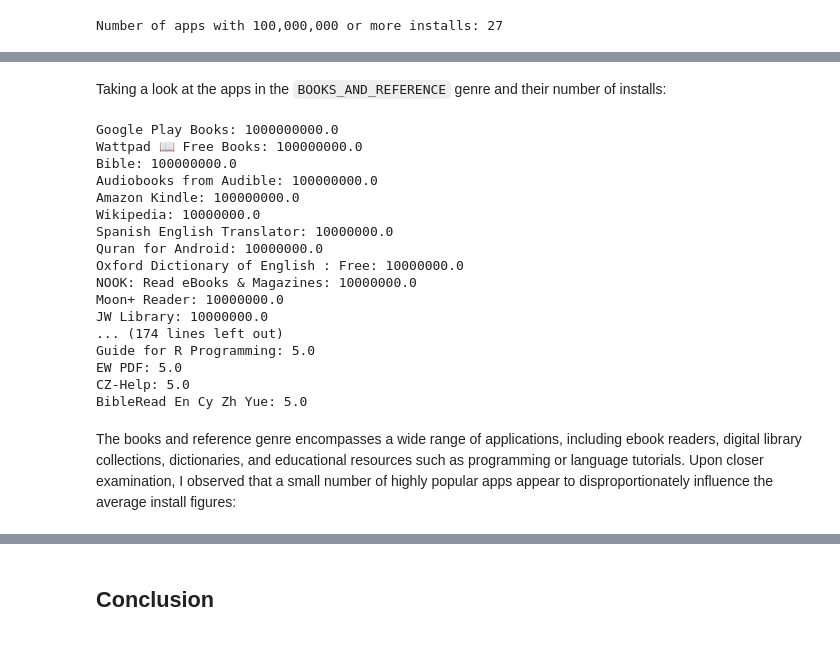
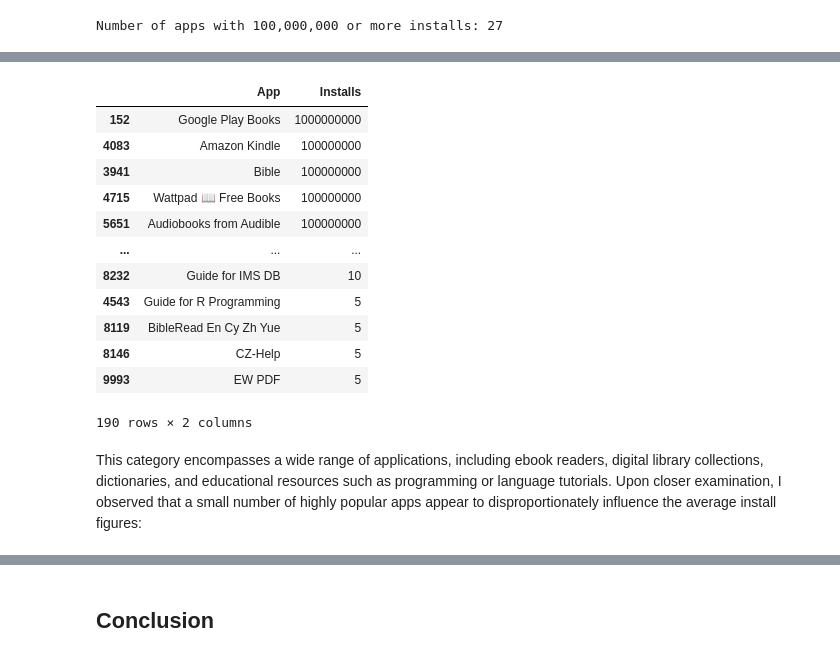
Before and after one commit to xjwllmsx/profitable-app-profiles, a Jupyter notebook: notebook/analysis.ipynb, the cells around one changed output, grey strips where cells are left out. Saved outputs shown, nothing was run; the diff lists cells and outputs as text; code cells hidden in the pictures.

```diff
--- a/notebook/analysis.ipynb
+++ b/notebook/analysis.ipynb
@@ -764 +774,9 @@ Before making any decisions based on this information, it's important to take a
+# %%
+# Function to display apps and their install counts for a given category, sorted by installs
+def display_avg_installs(cat_name):
+    display(
+        android_analytical_df.loc[
+            android_analytical_df["Category"] == cat_name, ["App", "Installs"]
+        ].sort_values("Installs", ascending=False)
+    )
 # %%
@@ -900,40 +926,21 @@ The `BOOKS_AND_REFERENCE` also demonstrates notable popularity, with an average
-# %% [markdown]
-Taking a look at the apps in the `BOOKS_AND_REFERENCE` genre and their number of installs:
-# %%
-# This empty dictionary will store the name and number of installs for each app in the BOOKS_AND_REFERENCE genre
-book_ref_dict = {}
-
-# Loop through the Google Play Store dataset
-for app in android_final:
-    # For each app in the books and reference genre, remove any plus-signs or commas, convert the number to a float data type, and add it to the book_ref_dict
-    if app[1] == "BOOKS_AND_REFERENCE":
-        num_of_installs = app[5]
-        num_of_installs = num_of_installs.replace("+", "")
-        num_of_installs = num_of_installs.replace(",", "")
-        book_ref_dict[app[0]] = float(num_of_installs)
-
-# Sort and print the book_ref_dict
-sort_output(book_ref_dict)
-# %% [output]
-Google Play Books: 1000000000.0
-Wattpad 📖 Free Books: 100000000.0
-Bible: 100000000.0
-Audiobooks from Audible: 100000000.0
-Amazon Kindle: 100000000.0
-Wikipedia: 10000000.0
-Spanish English Translator: 10000000.0
-Quran for Android: 10000000.0
-Oxford Dictionary of English : Free: 10000000.0
-NOOK: Read eBooks & Magazines: 10000000.0
-Moon+ Reader: 10000000.0
-JW Library: 10000000.0
-... (174 lines left out)
-Guide for R Programming: 5.0
-EW PDF: 5.0
-CZ-Help: 5.0
-BibleRead En Cy Zh Yue: 5.0
+# %%
+display_avg_installs("BOOKS_AND_REFERENCE")
+# %% [output]
+|  | App | Installs |
+| 152 | Google Play Books | 1000000000 |
+| 4083 | Amazon Kindle | 100000000 |
+| 3941 | Bible | 100000000 |
+| 4715 | Wattpad 📖 Free Books | 100000000 |
+| 5651 | Audiobooks from Audible | 100000000 |
+| ... | ... | ... |
+| 8232 | Guide for IMS DB | 10 |
+| 4543 | Guide for R Programming | 5 |
+| 8119 | BibleRead En Cy Zh Yue | 5 |
+| 8146 | CZ-Help | 5 |
+| 9993 | EW PDF | 5 |
+190 rows × 2 columns
 # %% [markdown]
-The books and reference genre encompasses a wide range of applications, including ebook readers, digital library collections, dictionaries, and educational resources such as programming or language tutorials. Upon closer examination, I observed that a small number of highly popular apps appear to disproportionately influence the average install figures:
+This category encompasses a wide range of applications, including ebook readers, digital library collections, dictionaries, and educational resources such as programming or language tutorials. Upon closer examination, I observed that a small number of highly popular apps appear to disproportionately influence the average install figures:
 # %%
 print_apps_with_100m_plus_installs("BOOKS_AND_REFERENCE")
 # %% [output]
```
Also changed, not shown: parts of 36 cells of this notebook.
